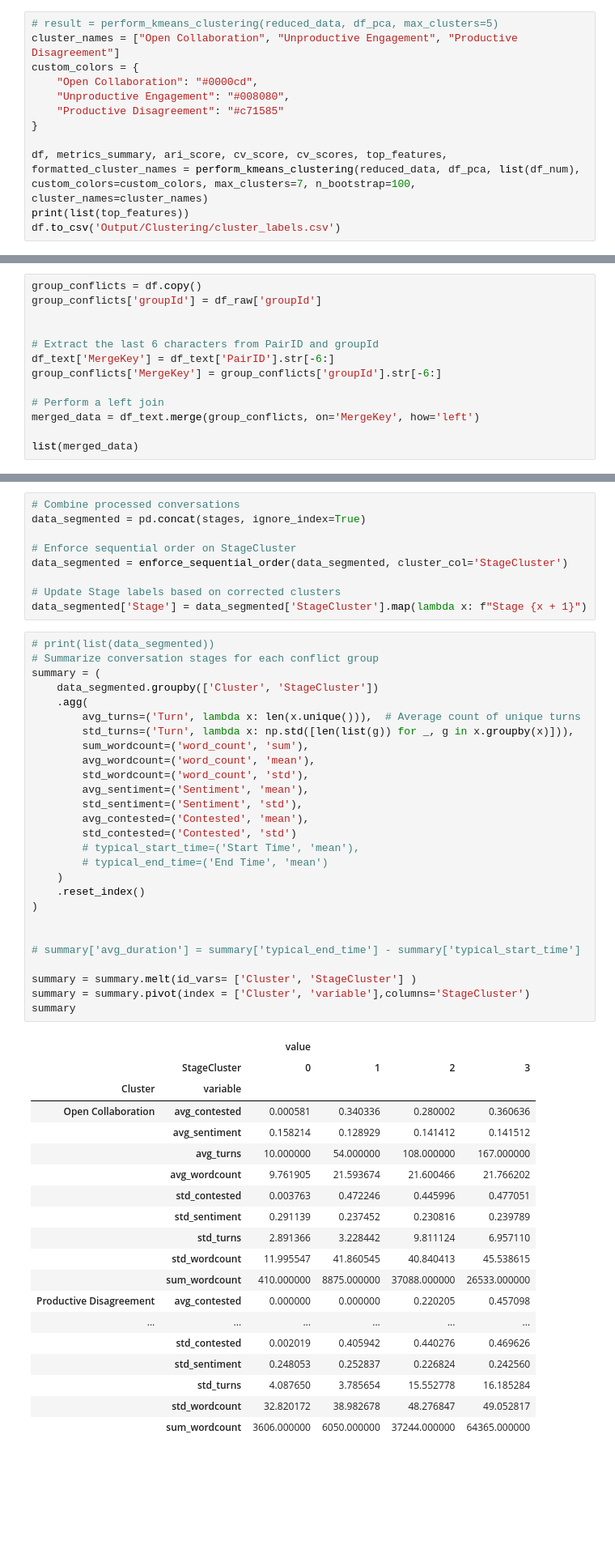
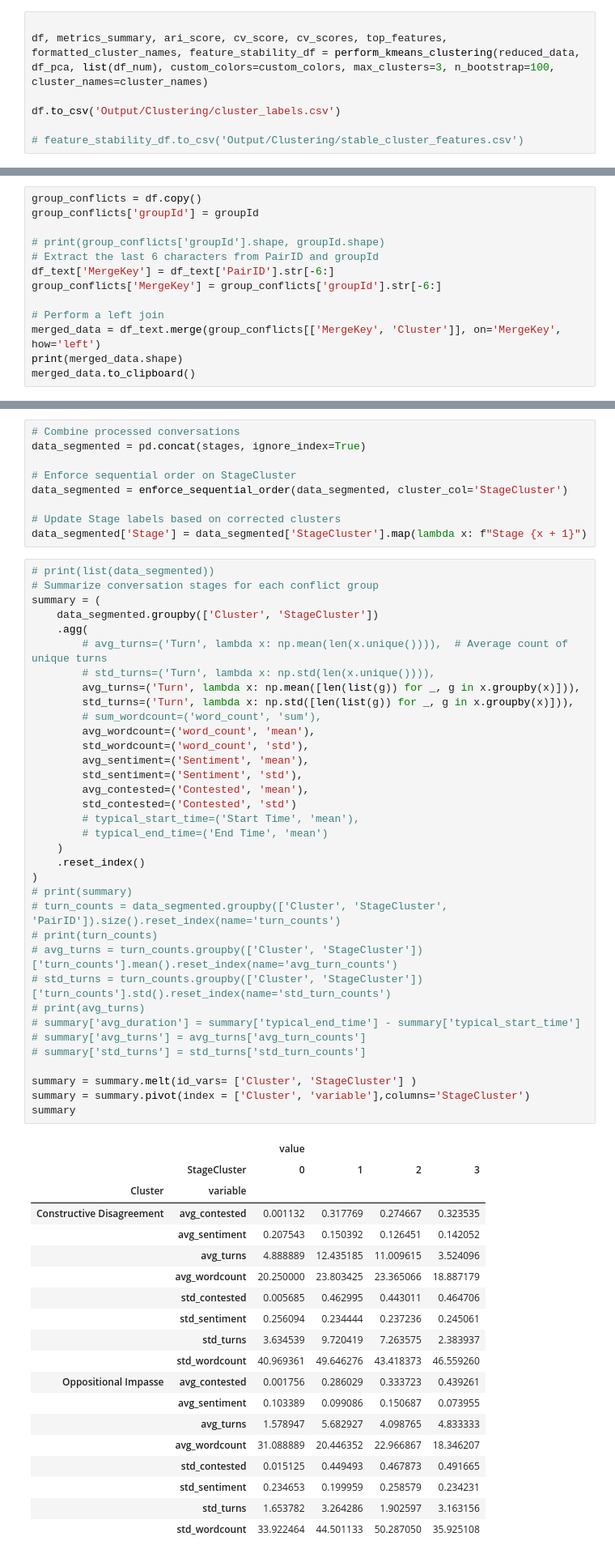
Before and after one commit to bbevis/Con2vec, a Jupyter notebook: Python/EDA_convo_clusters.ipynb, the cells around one changed output, grey strips where cells are left out. Shown at 81% size. Drawn from its saved outputs; the diff is of its cells as text; blank space fills up the shorter version.

```diff
--- a/Python/EDA_convo_clusters.ipynb
+++ b/Python/EDA_convo_clusters.ipynb
@@ -495,13 +598,8 @@ defensive                -0.197128  0.304353 -0.177896  0.101500  0.079031
 # %%
-# result = perform_kmeans_clustering(reduced_data, df_pca, max_clusters=5)
-cluster_names = ["Open Collaboration", "Unproductive Engagement", "Productive Disagreement"]
-custom_colors = {
-    "Open Collaboration": "#0000cd",
-    "Unproductive Engagement": "#008080",
-    "Productive Disagreement": "#c71585"
-}
 
-df, metrics_summary, ari_score, cv_score, cv_scores, top_features, formatted_cluster_names = perform_kmeans_clustering(reduced_data, df_pca, list(df_num), custom_colors=custom_colors, max_clusters=7, n_bootstrap=100, cluster_names=cluster_names)
-print(list(top_features))
+df, metrics_summary, ari_score, cv_score, cv_scores, top_features, formatted_cluster_names, feature_stability_df = perform_kmeans_clustering(reduced_data, df_pca, list(df_num), custom_colors=custom_colors, max_clusters=3, n_bootstrap=100, cluster_names=cluster_names)
+
 df.to_csv('Output/Clustering/cluster_labels.csv')
+
+# feature_stability_df.to_csv('Output/Clustering/stable_cluster_features.csv')
 # %% [output]
@@ -550,14 +633,14 @@ print(df.shape)
 # %%
 group_conflicts = df.copy()
-group_conflicts['groupId'] = df_raw['groupId']
+group_conflicts['groupId'] = groupId
 
-
+# print(group_conflicts['groupId'].shape, groupId.shape)
 # Extract the last 6 characters from PairID and groupId
 df_text['MergeKey'] = df_text['PairID'].str[-6:]
 group_conflicts['MergeKey'] = group_conflicts['groupId'].str[-6:]
 
 # Perform a left join
-merged_data = df_text.merge(group_conflicts, on='MergeKey', how='left')
-
-list(merged_data)
+merged_data = df_text.merge(group_conflicts[['MergeKey', 'Cluster']], on='MergeKey', how='left')
+print(merged_data.shape)
+merged_data.to_clipboard()
 # %% [output]
@@ -701,50 +768,58 @@ data_segmented['Stage'] = data_segmented['StageCluster'].map(lambda x: f"Stage {
 # %%
 # print(list(data_segmented))
 # Summarize conversation stages for each conflict group
 summary = (
     data_segmented.groupby(['Cluster', 'StageCluster'])
     .agg(
-        avg_turns=('Turn', lambda x: len(x.unique())),  # Average count of unique turns
+        # avg_turns=('Turn', lambda x: np.mean(len(x.unique()))),  # Average count of unique turns
+        # std_turns=('Turn', lambda x: np.std(len(x.unique()))),
+        avg_turns=('Turn', lambda x: np.mean([len(list(g)) for _, g in x.groupby(x)])),
         std_turns=('Turn', lambda x: np.std([len(list(g)) for _, g in x.groupby(x)])),
-        sum_wordcount=('word_count', 'sum'),
+        # sum_wordcount=('word_count', 'sum'),
         avg_wordcount=('word_count', 'mean'),
         std_wordcount=('word_count', 'std'),
         avg_sentiment=('Sentiment', 'mean'),
         std_sentiment=('Sentiment', 'std'),
         avg_contested=('Contested', 'mean'),
         std_contested=('Contested', 'std')
         # typical_start_time=('Start Time', 'mean'),
         # typical_end_time=('End Time', 'mean')
     )
     .reset_index()
 )
-
-
+# print(summary)
+# turn_counts = data_segmented.groupby(['Cluster', 'StageCluster', 'PairID']).size().reset_index(name='turn_counts')
+# print(turn_counts)
+# avg_turns = turn_counts.groupby(['Cluster', 'StageCluster'])['turn_counts'].mean().reset_index(name='avg_turn_counts')
+# std_turns = turn_counts.groupby(['Cluster', 'StageCluster'])['turn_counts'].std().reset_index(name='std_turn_counts')
+# print(avg_turns)
 # summary['avg_duration'] = summary['typical_end_time'] - summary['typical_start_time']
+# summary['avg_turns'] = avg_turns['avg_turn_counts']
+# summary['std_turns'] = std_turns['std_turn_counts']
 
 summary = summary.melt(id_vars= ['Cluster', 'StageCluster'] )
 summary = summary.pivot(index = ['Cluster', 'variable'],columns='StageCluster')
 summary
 # %% [output]
 |  |  | value |  |  |  |
 |  | StageCluster | 0 | 1 | 2 | 3 |
 | Cluster | variable |  |  |  |  |
-| Open Collaboration | avg_contested | 0.000581 | 0.340336 | 0.280002 | 0.360636 |
-|  | avg_sentiment | 0.158214 | 0.128929 | 0.141412 | 0.141512 |
-|  | avg_turns | 10.000000 | 54.000000 | 108.000000 | 167.000000 |
-|  | avg_wordcount | 9.761905 | 21.593674 | 21.600466 | 21.766202 |
-|  | std_contested | 0.003763 | 0.472246 | 0.445996 | 0.477051 |
-|  | std_sentiment | 0.291139 | 0.237452 | 0.230816 | 0.239789 |
-|  | std_turns | 2.891366 | 3.228442 | 9.811124 | 6.957110 |
-|  | std_wordcount | 11.995547 | 41.860545 | 40.840413 | 45.538615 |
-|  | sum_wordcount | 410.000000 | 8875.000000 | 37088.000000 | 26533.000000 |
-| Productive Disagreement | avg_contested | 0.000000 | 0.000000 | 0.220205 | 0.457098 |
-| ... | ... | ... | ... | ... | ... |
-|  | std_contested | 0.002019 | 0.405942 | 0.440276 | 0.469626 |
-|  | std_sentiment | 0.248053 | 0.252837 | 0.226824 | 0.242560 |
-|  | std_turns | 4.087650 | 3.785654 | 15.552778 | 16.185284 |
-|  | std_wordcount | 32.820172 | 38.982678 | 48.276847 | 49.052817 |
-|  | sum_wordcount | 3606.000000 | 6050.000000 | 37244.000000 | 64365.000000 |
+| Constructive Disagreement | avg_contested | 0.001132 | 0.317769 | 0.274667 | 0.323535 |
+|  | avg_sentiment | 0.207543 | 0.150392 | 0.126451 | 0.142052 |
+|  | avg_turns | 4.888889 | 12.435185 | 11.009615 | 3.524096 |
+|  | avg_wordcount | 20.250000 | 23.803425 | 23.365066 | 18.887179 |
+|  | std_contested | 0.005685 | 0.462995 | 0.443011 | 0.464706 |
+|  | std_sentiment | 0.256094 | 0.234444 | 0.237236 | 0.245061 |
+|  | std_turns | 3.634539 | 9.720419 | 7.263575 | 2.383937 |
+|  | std_wordcount | 40.969361 | 49.646276 | 43.418373 | 46.559260 |
+| Oppositional Impasse | avg_contested | 0.001756 | 0.286029 | 0.333723 | 0.439261 |
+|  | avg_sentiment | 0.103389 | 0.099086 | 0.150687 | 0.073955 |
+|  | avg_turns | 1.578947 | 5.682927 | 4.098765 | 4.833333 |
+|  | avg_wordcount | 31.088889 | 20.446352 | 22.966867 | 18.346207 |
+|  | std_contested | 0.015125 | 0.449493 | 0.467873 | 0.491665 |
+|  | std_sentiment | 0.234653 | 0.199959 | 0.258579 | 0.234231 |
+|  | std_turns | 1.653782 | 3.264286 | 1.902597 | 3.163156 |
+|  | std_wordcount | 33.922464 | 44.501133 | 50.287050 | 35.925108 |
 # %%
 # Save the summary
 data_segmented.to_csv("./Output/Clustering/Segmented_Conversations_With_Conflicts.csv", index=False)
```
Also changed, not shown: parts of 21 cells of this notebook, 10 other files.
